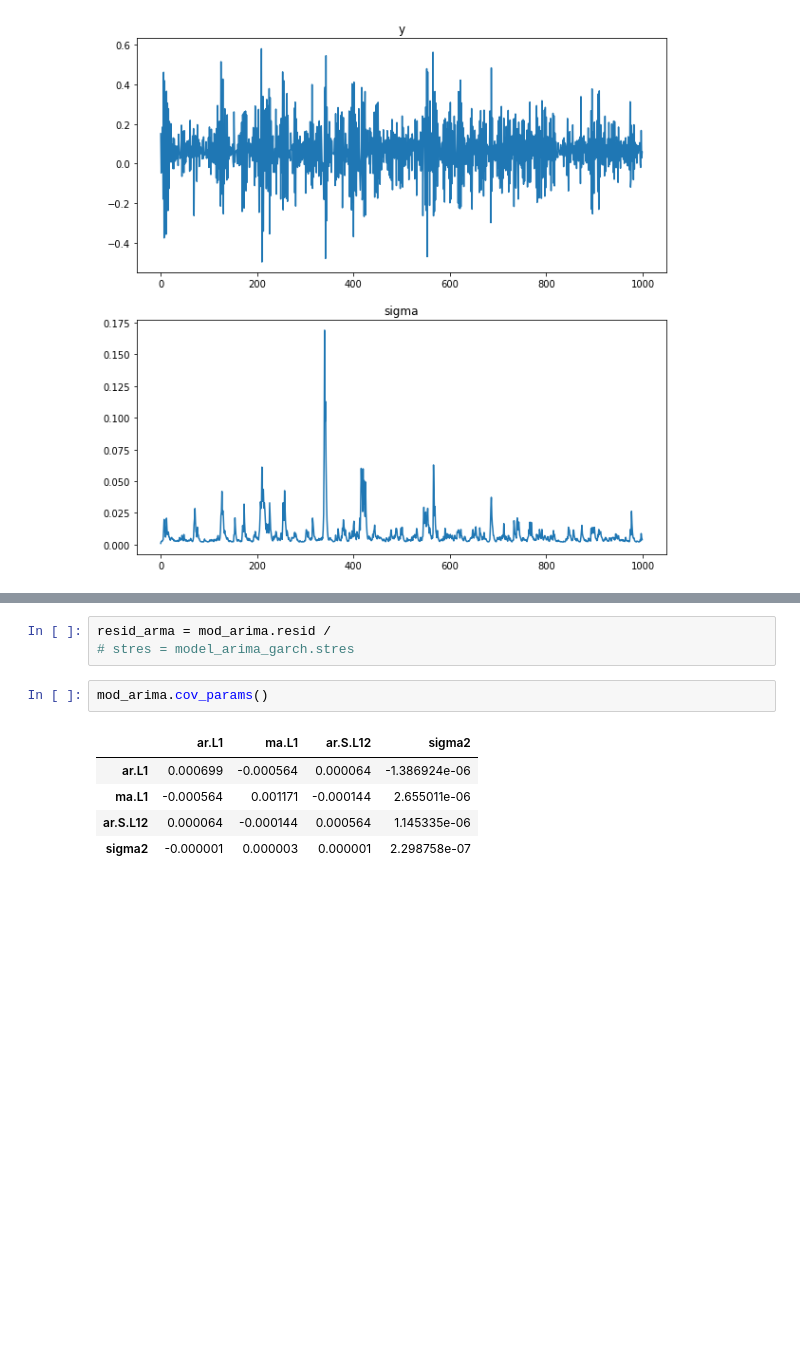
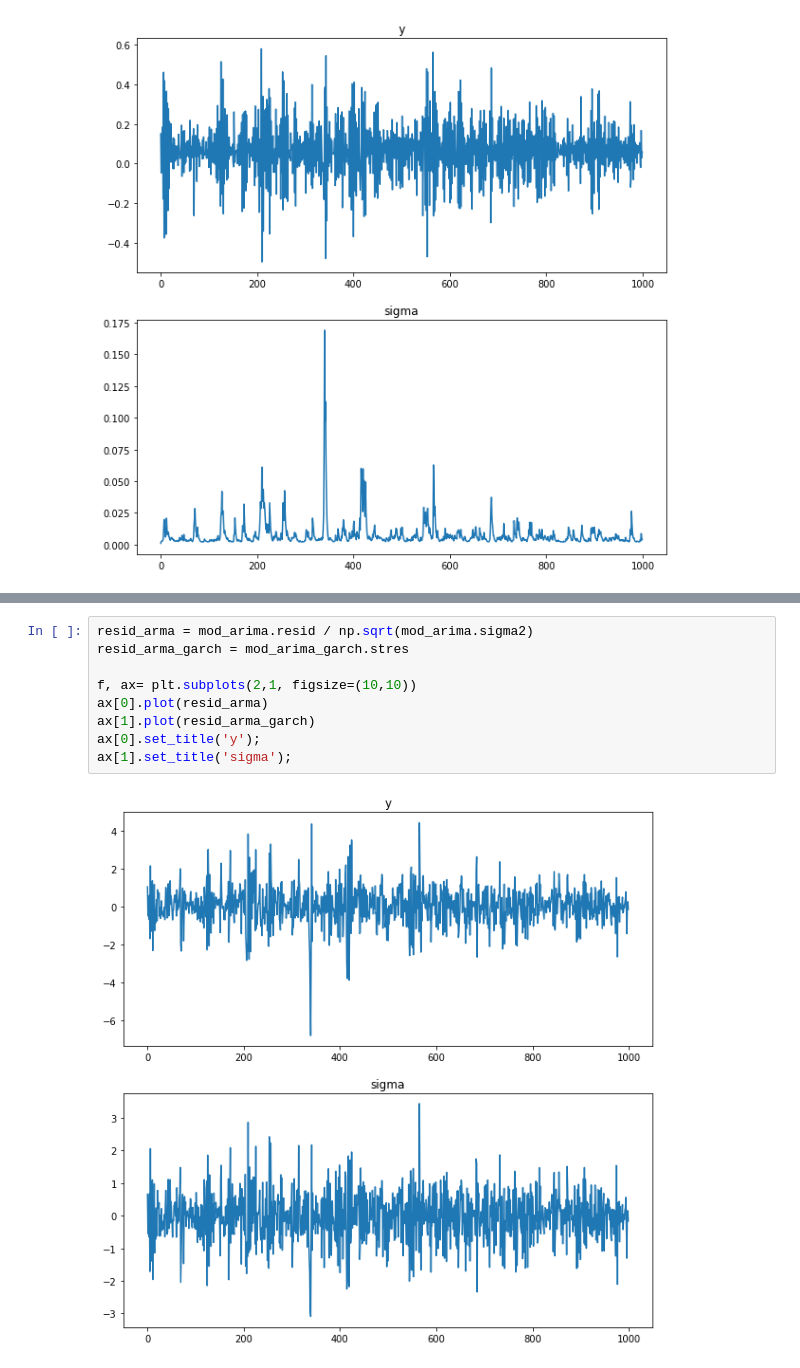
Before and after one commit to pepperland-sk/learn-python, a Jupyter notebook: 時系列分析と状態空間モデルの基礎/第3部 時系列分析のその他のトピック.ipynb, the cells around one changed output, grey strips where cells are left out. Drawn from its saved outputs; the diff is of its cells as text; blank space fills up the shorter version.

```diff
--- a/時系列分析と状態空間モデルの基礎/第3部 時系列分析のその他のトピック.ipynb
+++ b/時系列分析と状態空間モデルの基礎/第3部 時系列分析のその他のトピック.ipynb
@@ -646,14 +661,14 @@ alpha                          0.095               0.043               2.225
 beta                           0.802               0.018              44.333
 ================================================================================
 Covariance estimator: robust
-# %%
-resid_arma = mod_arima.resid /
-# stres = model_arima_garch.stres
-# %%
-mod_arima.cov_params()
-# %% [output]
-|  | ar.L1 | ma.L1 | ar.S.L12 | sigma2 |
-| ar.L1 | 0.000699 | -0.000564 | 0.000064 | -1.386924e-06 |
-| ma.L1 | -0.000564 | 0.001171 | -0.000144 | 2.655011e-06 |
-| ar.S.L12 | 0.000064 | -0.000144 | 0.000564 | 1.145335e-06 |
-| sigma2 | -0.000001 | 0.000003 | 0.000001 | 2.298758e-07 |
+# %%
+resid_arma = mod_arima.resid / np.sqrt(mod_arima.sigma2)
+resid_arma_garch = mod_arima_garch.stres
+
+f, ax= plt.subplots(2,1, figsize=(10,10))
+ax[0].plot(resid_arma)
+ax[1].plot(resid_arma_garch)
+ax[0].set_title('y');
+ax[1].set_title('sigma');
+# %% [output]
+[figure, added]
```
Also changed, not shown: parts of 22 cells of this notebook, 10 other files.
